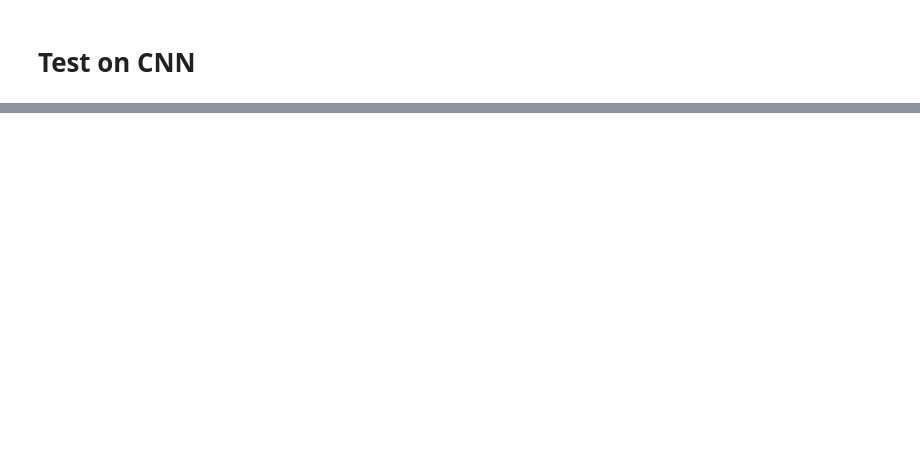
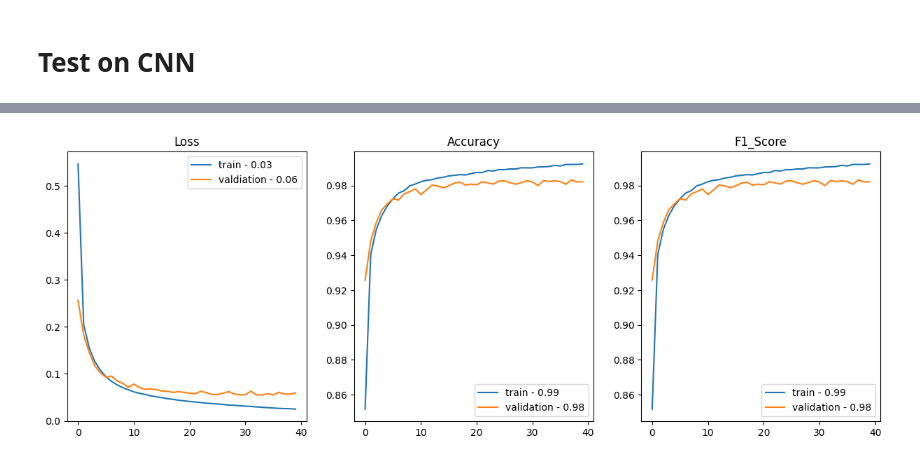
Before and after one commit to LikeaBubble/MNIST, a Jupyter notebook: main.ipynb, the cells around one changed output, grey strips where cells are left out. Cells and saved outputs as stored; diff of their text form; code cells hidden in the pictures; blank space fills up the shorter version.

```diff
--- a/main.ipynb
+++ b/main.ipynb
@@ -201,0 +219,8 @@ show_from(testset,ann)
+# %%
+trainset = TensorDataset(torch.from_numpy(reshaped_x_train).to(torch.float),torch.from_numpy(Ytrain).to(torch.long))
+valset = TensorDataset(torch.from_numpy(reshaped_x_val).to(torch.float),torch.from_numpy(Yval).to(torch.long))
+testset = TensorDataset(torch.from_numpy(reshaped_x_test).to(torch.float),torch.from_numpy(Ytest).to(torch.long))
+# %%
+train_loader = DataLoader(trainset,BATCH_SIZE,True)
+val_loader = DataLoader(valset,BATCH_SIZE,True)
+test_loader = DataLoader(testset,BATCH_SIZE,False)
@@ -201,0 +240,17 @@ show_from(testset,ann)
+# %%
+metrics = {'loss':[],'val_loss':[],'acc':[],'val_acc':[],'f1':[],'val_f1':[]}
+
+for epoch in range(EPOCHS):
+    loss,train_acc,train_f1 = train_step(train_loader,cnn,optimizer,criterion,accuracy,f1_score)
+    val_loss,val_acc,val_f1 = val_step(val_loader,cnn,criterion,accuracy,f1_score)
+
+    metrics['loss'].append(loss.item())
+    metrics['val_loss'].append(val_loss.item())
+    metrics['acc'].append(train_acc.item())
+    metrics['val_acc'].append(val_acc.item())
+    metrics['f1'].append(train_f1.item())
+    metrics['val_f1'].append(val_f1.item())
+# %%
+show_plots(metrics)
+# %% [output]
+[figure, added]
```
Also changed, not shown: parts of 13 cells of this notebook, 2 other files.
